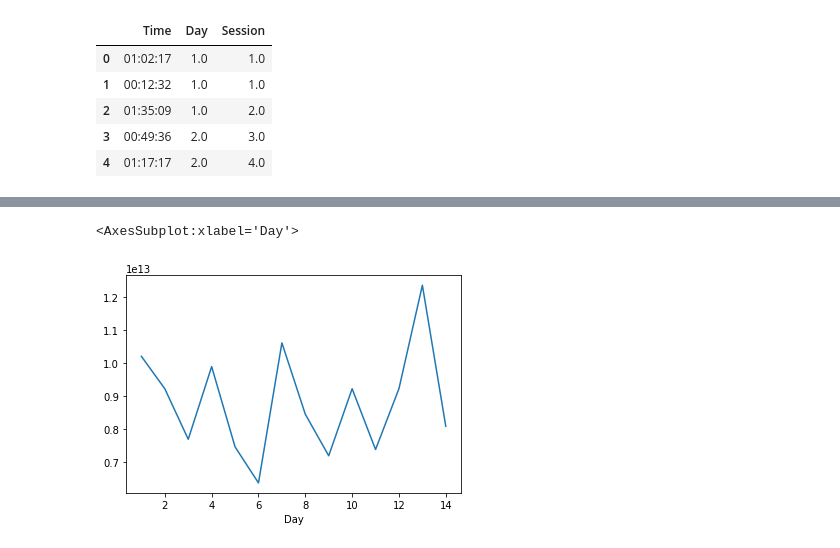
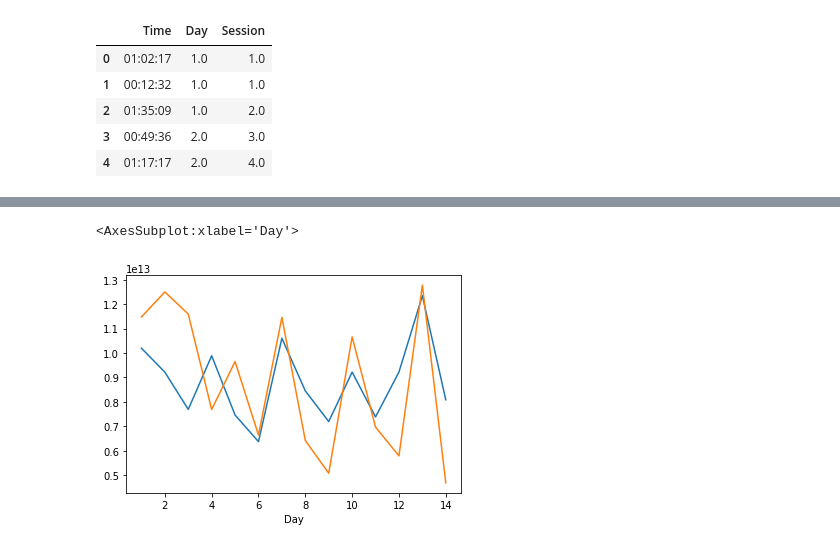
Before and after one commit to ArthurIryshkov/AIrepos, a Jupyter notebook: diploma.ipynb, the cells around one changed output, grey strips where cells are left out. Cells and saved outputs as stored; diff of their text form; code cells hidden in the pictures.

```diff
--- a/diploma.ipynb
+++ b/diploma.ipynb
@@ -81,3 +134,8 @@ vid.head()
 | 2 | 01:35:09 | 1.0 | 2.0 |
 | 3 | 00:49:36 | 2.0 | 3.0 |
 | 4 | 01:17:17 | 2.0 | 4.0 |
+# %%
+vid_whale = pd.read_excel('vid_whale.xlsx')
+vid_whale = vid_whale.iloc[:, 2:]
+vid_whale.head()
+# выборка длины сессий платящего игрока
@@ -84,3 +149,7 @@ vid.head()
 # %%
 vid['Time'] = pd.to_datetime(vid['Time'], format='%H:%M:%S')
 vid['Time'] = vid['Time'] - vid['Time'].dt.normalize()
+vid_whale['Time'] = pd.to_datetime(vid_whale['Time'], format='%H:%M:%S')
+vid_whale['Time'] = vid_whale['Time'] - vid_whale['Time'].dt.normalize()
+
+# наверняка есть более адекватный алгоритм действий при переводе str во время для подсчёта интервала))
@@ -89,5 +156,7 @@ vid['Time'] = vid['Time'] - vid['Time'].dt.normalize()
 # %%
-vid.groupby(['Day']).Time.sum().plot() # в чём измеряется?
+vid.groupby(['Day']).Time.sum().plot()
+vid_whale.groupby(['Day']).Time.sum().plot()
+# в чём измеряется?
 # %% [output]
 <AxesSubplot:xlabel='Day'>
-[figure, old version]
+[figure, new version]
```
Also changed, not shown: parts of 17 cells of this notebook.
